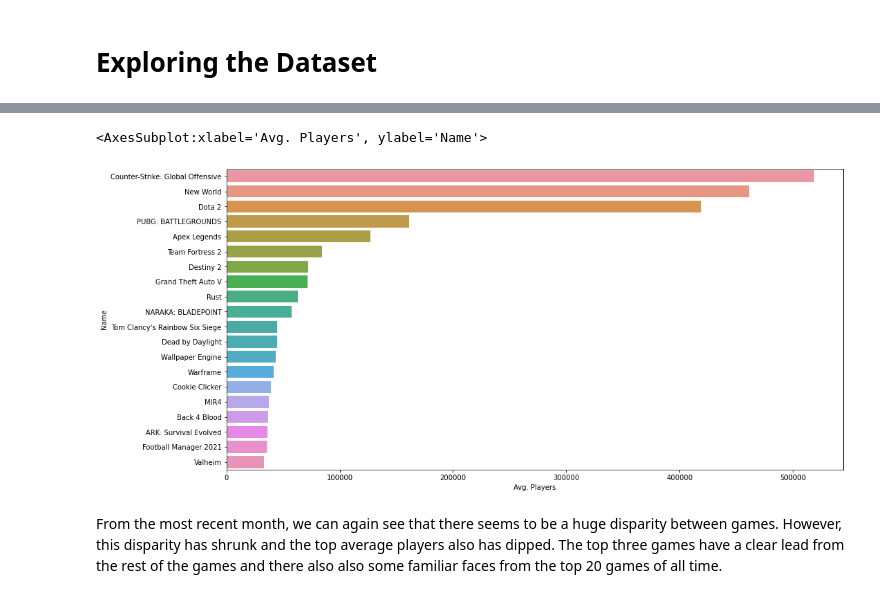
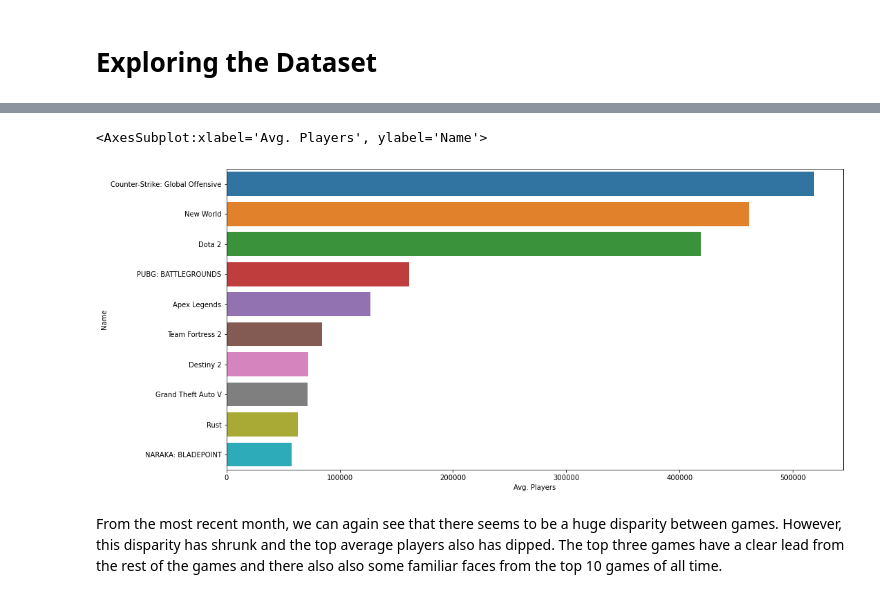
Before and after one commit to bryan9898/1015, a Jupyter notebook: Question 1/Question 1.ipynb, the cells around one changed output, grey strips where cells are left out. Cells and saved outputs as stored; diff of their text form; code cells hidden in the pictures.

```diff
--- a/Question 1/Question 1.ipynb
+++ b/Question 1/Question 1.ipynb
@@ -170,11 +164,11 @@ It can be seen that there is a huge disparity between the number of average play
 # %%
-# Top 20 from the most recent month Oct 2021
-Top_20_recent = steam_data_clean.loc[steam_data_clean['Month'] == '2021-10-01']
-Top_20_recent = Top_20_recent.sort_values('Avg. Players', ascending=False)
+# Top 10 from the most recent month Oct 2021
+Top_10_recent = steam_data_clean.loc[steam_data_clean['Month'] == '2021-10-01']
+Top_10_recent = Top_10_recent.sort_values('Avg. Players', ascending=False)
 
 #Only keep the Highest occurence
-Top_20_recent = Top_20_recent.drop_duplicates(subset=['Name'], keep='first').head(20)
-Top_20_recent
+Top_10_recent = Top_10_recent.drop_duplicates(subset=['Name'], keep='first').head(10)
+Top_10_recent
 # %% [output]
 |  | Name | Month | Avg. Players | Gain | % Gain | Peak Players |
 | 3346 | Counter-Strike: Global Offensive | 2021-10-01 | 518660.99 | 6310.1 | 1.23 | 942519 |
@@ -196,13 +184,13 @@ Top_20_recent
 # %%
 #Exploring data range for Avg. Players
-avg_recent = pd.DataFrame(Top_20_recent[["Avg. Players", "Name"]])
+avg_recent = pd.DataFrame(Top_10_recent[["Avg. Players", "Name"]])
 
 #Using Bar graph
 f = plt.figure(figsize=(16, 8))
 sb.barplot(x="Avg. Players", y="Name", data=avg_recent)
 # %% [output]
 <AxesSubplot:xlabel='Avg. Players', ylabel='Name'>
-[figure, old version]
+[figure, new version]
 # %% [markdown]
-From the most recent month, we can again see that there seems to be a huge disparity between games. However, this disparity has shrunk and the top average players also has dipped. The top three games have a clear lead from the rest of the games and there also also some familiar faces from the top 20 games of all time.
+From the most recent month, we can again see that there seems to be a huge disparity between games. However, this disparity has shrunk and the top average players also has dipped. The top three games have a clear lead from the rest of the games and there also also some familiar faces from the top 10 games of all time.
 # %%
```
Also changed, not shown: parts of 15 cells of this notebook.
